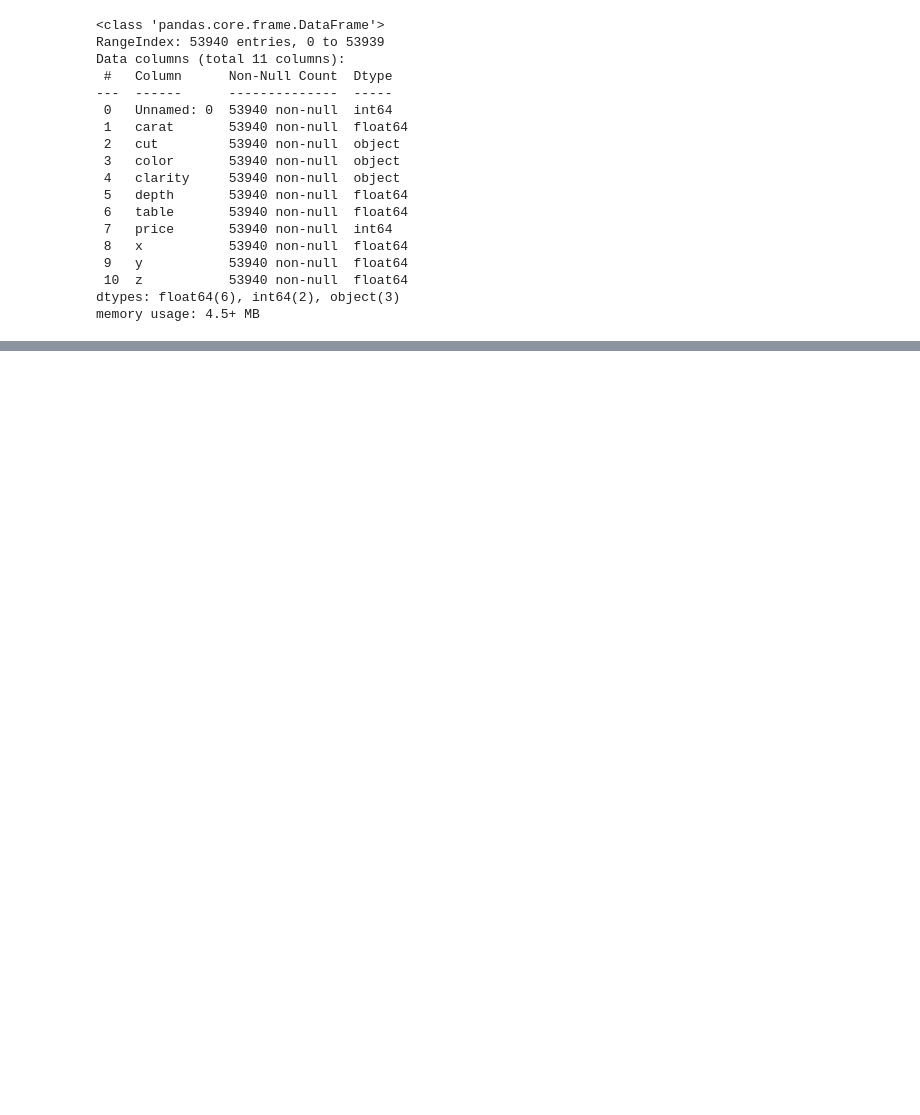
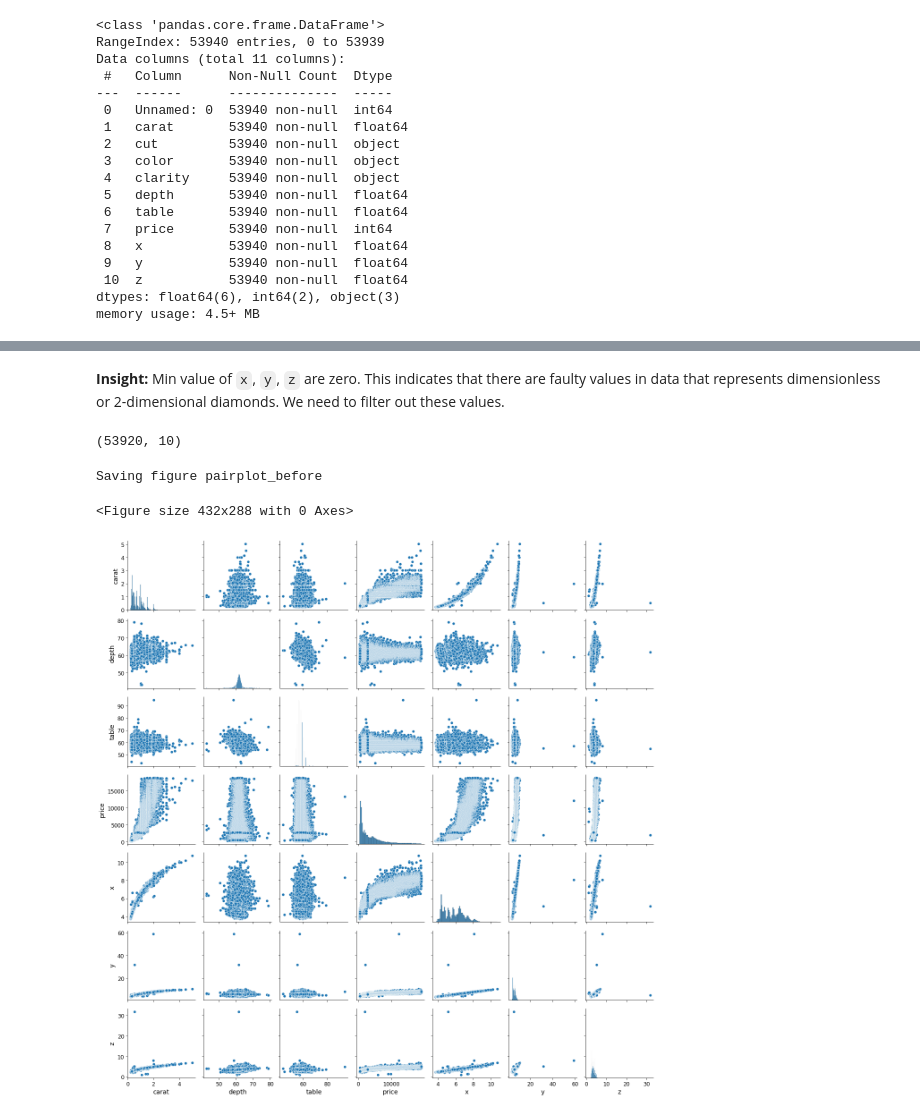
Before and after one commit to norbertmarko/ml-class-projects, a Jupyter notebook: diamonds.ipynb, the cells around one changed output, grey strips where cells are left out. Cells and saved outputs as stored; diff of their text form; code cells hidden in the pictures; blank space fills up the shorter version.

```diff
--- a/diamonds.ipynb
+++ b/diamonds.ipynb
@@ -140,0 +117,22 @@ diamonds.describe()
+# %% [markdown]
+**Insight:**
+Min value of `x`, `y`, `z` are zero. This indicates that there are faulty values in data that represents dimensionless or 2-dimensional diamonds. We need to filter out these values.
+# %%
+# Dropping dimensionless diamonds (apparently it drops 20 data points)
+diamonds = diamonds.drop(diamonds[diamonds["x"]==0].index)
+diamonds = diamonds.drop(diamonds[diamonds["y"]==0].index)
+diamonds = diamonds.drop(diamonds[diamonds["z"]==0].index)
+diamonds.shape
+# %% [output]
+(53920, 10)
+# %%
+# Pairplot
+plt.suptitle("Pairplot",fontsize=18)
+plt.tight_layout(pad=1)
+
+sns.pairplot(diamonds, palette="rocket")
+save_fig("pairplot_before")
+# %% [output]
+Saving figure pairplot_before
+<Figure size 432x288 with 0 Axes>
+[figure, added]
```
Also changed, not shown: parts of 44 cells of this notebook, 13 other files.
